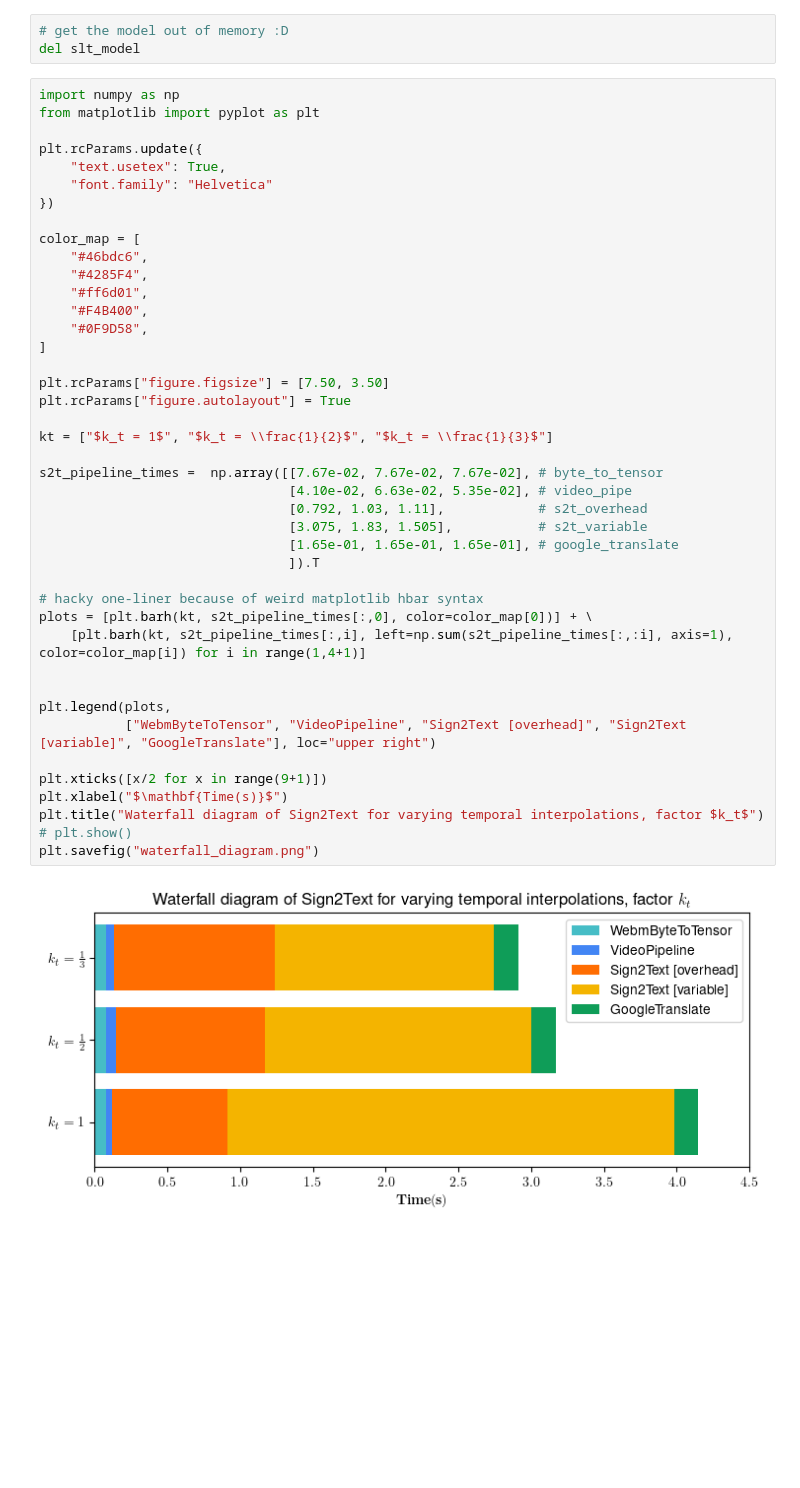
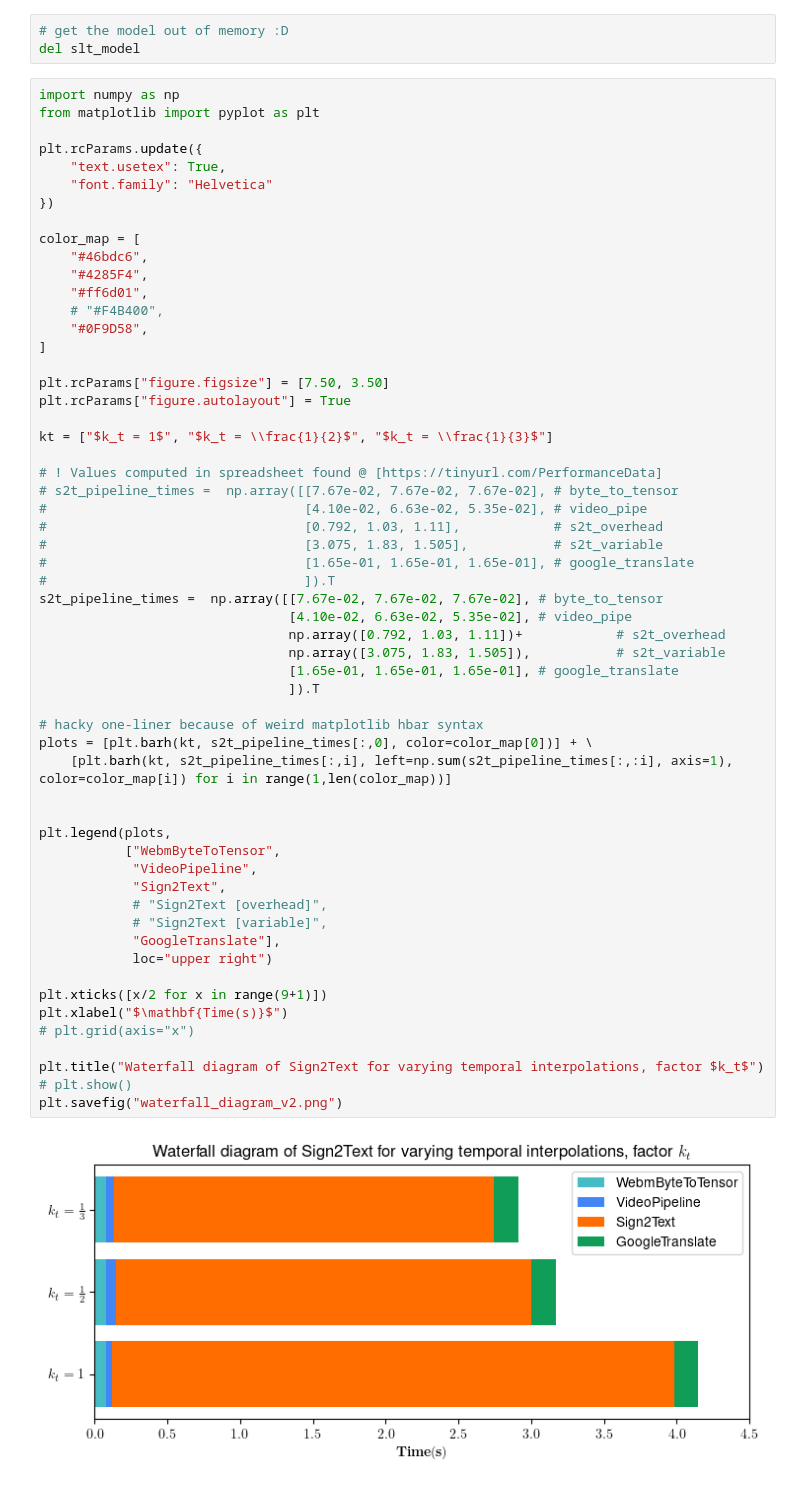
Before and after one commit to SignLanguage2Speech/SLTServer, a Jupyter notebook: perf_analysis_experiments.ipynb, the cells around one changed output. Cells and saved outputs as stored; diff of their text form; blank space fills up the shorter version.

Commit message:
Change a bit in the visualizations

```diff
--- a/perf_analysis_experiments.ipynb
+++ b/perf_analysis_experiments.ipynb
@@ -168,37 +170,52 @@ plt.rcParams.update({
 })
 
 color_map = [
     "#46bdc6",
     "#4285F4",
     "#ff6d01",
-    "#F4B400",
+    # "#F4B400",
     "#0F9D58",
 ]
 
 plt.rcParams["figure.figsize"] = [7.50, 3.50]
 plt.rcParams["figure.autolayout"] = True
 
 kt = ["$k_t = 1$", "$k_t = \\frac{1}{2}$", "$k_t = \\frac{1}{3}$"]
 
+# ! Values computed in spreadsheet found @ [https://tinyurl.com/PerformanceData]
+# s2t_pipeline_times =  np.array([[7.67e-02, 7.67e-02, 7.67e-02], # byte_to_tensor
+#                                 [4.10e-02, 6.63e-02, 5.35e-02], # video_pipe
+#                                 [0.792, 1.03, 1.11],            # s2t_overhead
+#                                 [3.075, 1.83, 1.505],           # s2t_variable
+#                                 [1.65e-01, 1.65e-01, 1.65e-01], # google_translate
+#                                 ]).T
 s2t_pipeline_times =  np.array([[7.67e-02, 7.67e-02, 7.67e-02], # byte_to_tensor
                                 [4.10e-02, 6.63e-02, 5.35e-02], # video_pipe
-                                [0.792, 1.03, 1.11],            # s2t_overhead
-                                [3.075, 1.83, 1.505],           # s2t_variable
+                                np.array([0.792, 1.03, 1.11])+            # s2t_overhead
+                                np.array([3.075, 1.83, 1.505]),           # s2t_variable
                                 [1.65e-01, 1.65e-01, 1.65e-01], # google_translate
                                 ]).T
 
 # hacky one-liner because of weird matplotlib hbar syntax
 plots = [plt.barh(kt, s2t_pipeline_times[:,0], color=color_map[0])] + \
-    [plt.barh(kt, s2t_pipeline_times[:,i], left=np.sum(s2t_pipeline_times[:,:i], axis=1), color=color_map[i]) for i in range(1,4+1)]
+    [plt.barh(kt, s2t_pipeline_times[:,i], left=np.sum(s2t_pipeline_times[:,:i], axis=1), color=color_map[i]) for i in range(1,len(color_map))]
 
 
 plt.legend(plots,
-           ["WebmByteToTensor", "VideoPipeline", "Sign2Text [overhead]", "Sign2Text [variable]", "GoogleTranslate"], loc="upper right")
+           ["WebmByteToTensor",
+            "VideoPipeline",
+            "Sign2Text",
+            # "Sign2Text [overhead]",
+            # "Sign2Text [variable]",
+            "GoogleTranslate"],
+            loc="upper right")
 
 plt.xticks([x/2 for x in range(9+1)])
 plt.xlabel("$\mathbf{Time(s)}$")
+# plt.grid(axis="x")
+
 plt.title("Waterfall diagram of Sign2Text for varying temporal interpolations, factor $k_t$")
 # plt.show()
-plt.savefig("waterfall_diagram.png")
+plt.savefig("waterfall_diagram_v2.png")
 # %% [output]
-[figure, old version]
+[figure, new version]
```
Also changed, not shown: parts of 1 cell of this notebook.
